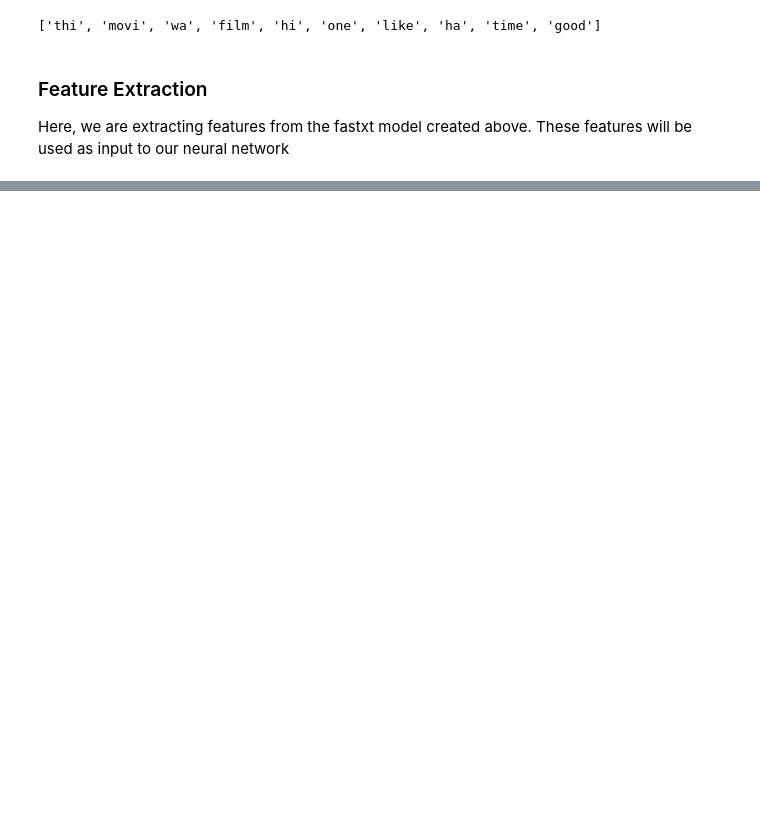
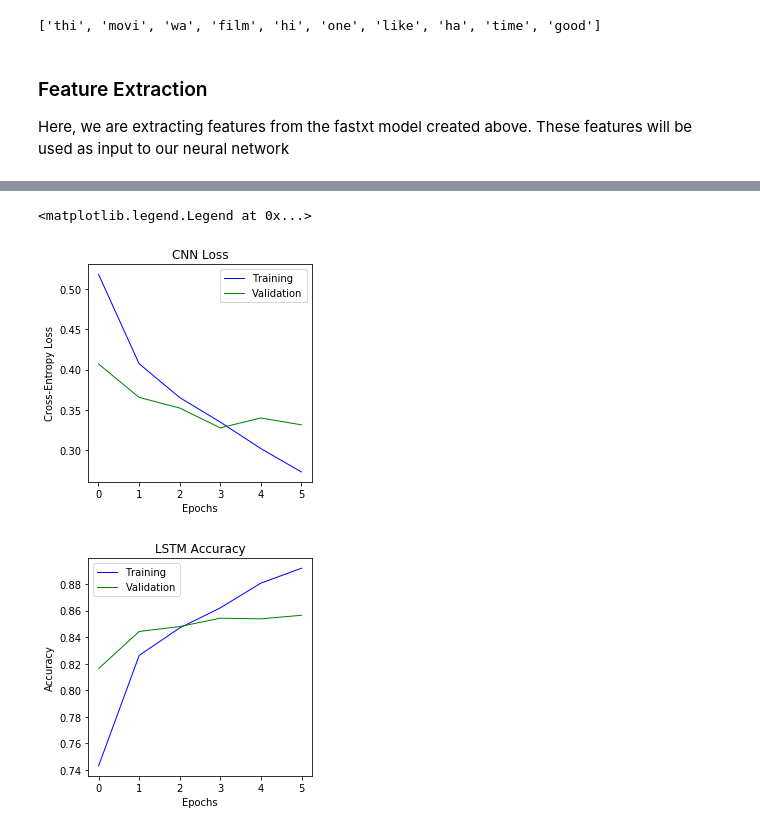
Before and after one commit to okabamac/Sentiment-Analysis-with-IMDB-dataset, a Jupyter notebook: eda.ipynb, the cells around one changed output, grey strips where cells are left out. Drawn from its saved outputs; the diff is of its cells as text; code cells hidden in the pictures; blank space fills up the shorter version.

```diff
--- a/eda.ipynb
+++ b/eda.ipynb
@@ -375,7 +490,7 @@ batch_size = 40
 filters = 100
 kernel_size = 3
 hidden_dims = 100
-epochs = 12
+epochs = 6
 
 # Custom callback to run test during training
 class TestCallback(Callback):
@@ -510,7 +594,7 @@ lstm_model = Sequential()
 lstm_model.add(Embedding(max_features,
                     embedding_dims,
                     weights = [word_keyvec],
-                    trainable=False,
+                    trainable=True,
                     input_length=maxlen))
 lstm_model.add(Bidirectional(LSTM(64, return_sequences = True, recurrent_dropout=0.5)))
 lstm_model.add(GlobalMaxPool1D())
@@ -518,7 +602,7 @@ lstm_model.add(Dense(19, activation="relu"))
 lstm_model.add(Dropout(0.5))
 lstm_model.add(Dense(1, activation="sigmoid"))
 lstm_model.compile(loss='binary_crossentropy',
-              optimizer='adam',
+              optimizer='SGD',
                    metrics=['accuracy'])
 lstm_model.summary()
 # %% [output]
@@ -556,18 +654,22 @@ KeyboardInterrupt:
 # %%
 # summarize history for Loss
-plt.figure()
+plt.figure(figsize=(4,4))
 plt.plot(lstm_model_hist.history['loss'], lw=1.0, color='b', label='Training')
 plt.plot(lstm_model_hist.history['val_loss'], lw=1.0, color='g', label='Validation')
 plt.title('CNN Loss')
 plt.xlabel('Epochs')
 plt.ylabel('Cross-Entropy Loss')
 plt.legend(loc='upper right')
 
 # summarize history for accuracy
-plt.figure()
+plt.figure(figsize=(4,4))
 plt.plot(lstm_model_hist.history['accuracy'], lw=1.0, color='b', label='Training')
 plt.plot(lstm_model_hist.history['val_accuracy'], lw=1.0, color='g', label='Validation')
 plt.title('LSTM Accuracy')
 plt.xlabel('Epochs')
 plt.ylabel('Accuracy')
 plt.legend(loc='upper left')
+# %% [output]
+<matplotlib.legend.Legend at 0x...>
+[figure, added]
+[figure, added]
```
Also changed, not shown: parts of 32 cells of this notebook.
